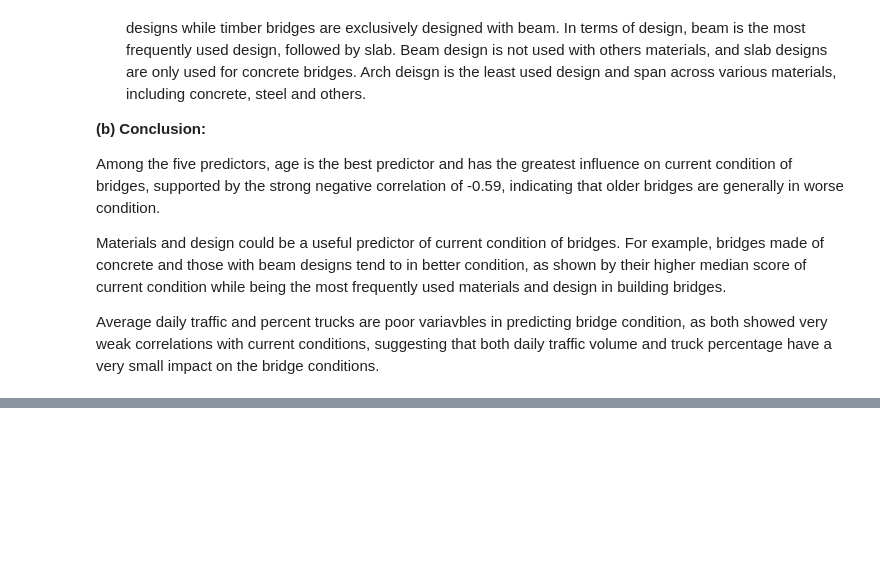
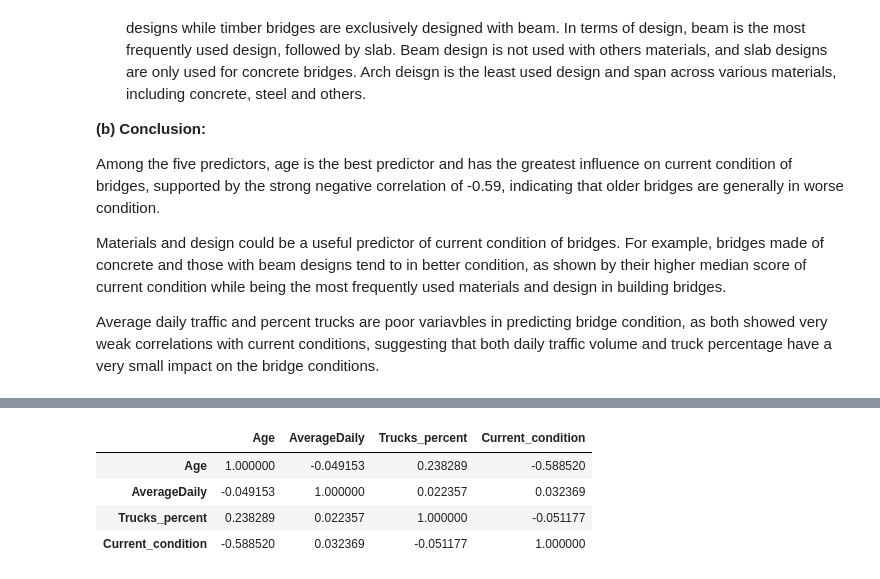
Before and after one commit to Ericazzzzzz/Texas-Bridges-Condition-Analysis, a Jupyter notebook: ECS7024P_CW2.ipynb, the cells around one changed output, grey strips where cells are left out. Saved outputs shown, nothing was run; the diff lists cells and outputs as text; code cells hidden in the pictures; blank space fills up the shorter version.

```diff
--- a/ECS7024P_CW2.ipynb
+++ b/ECS7024P_CW2.ipynb
@@ -410,0 +461,12 @@ Average daily traffic and percent trucks are poor variavbles in predicting bridg
+# %%
+#checks for collinearity
+#refers to the correlation matrix in above and lok at the correlation coefficient
+correlation_matrix
+
+#No collinearity
+# %% [output]
+|  | Age | AverageDaily | Trucks_percent | Current_condition |
+| Age | 1.000000 | -0.049153 | 0.238289 | -0.588520 |
+| AverageDaily | -0.049153 | 1.000000 | 0.022357 | 0.032369 |
+| Trucks_percent | 0.238289 | 0.022357 | 1.000000 | -0.051177 |
+| Current_condition | -0.588520 | 0.032369 | -0.051177 | 1.000000 |
```
Also changed, not shown: parts of 6 cells of this notebook.
